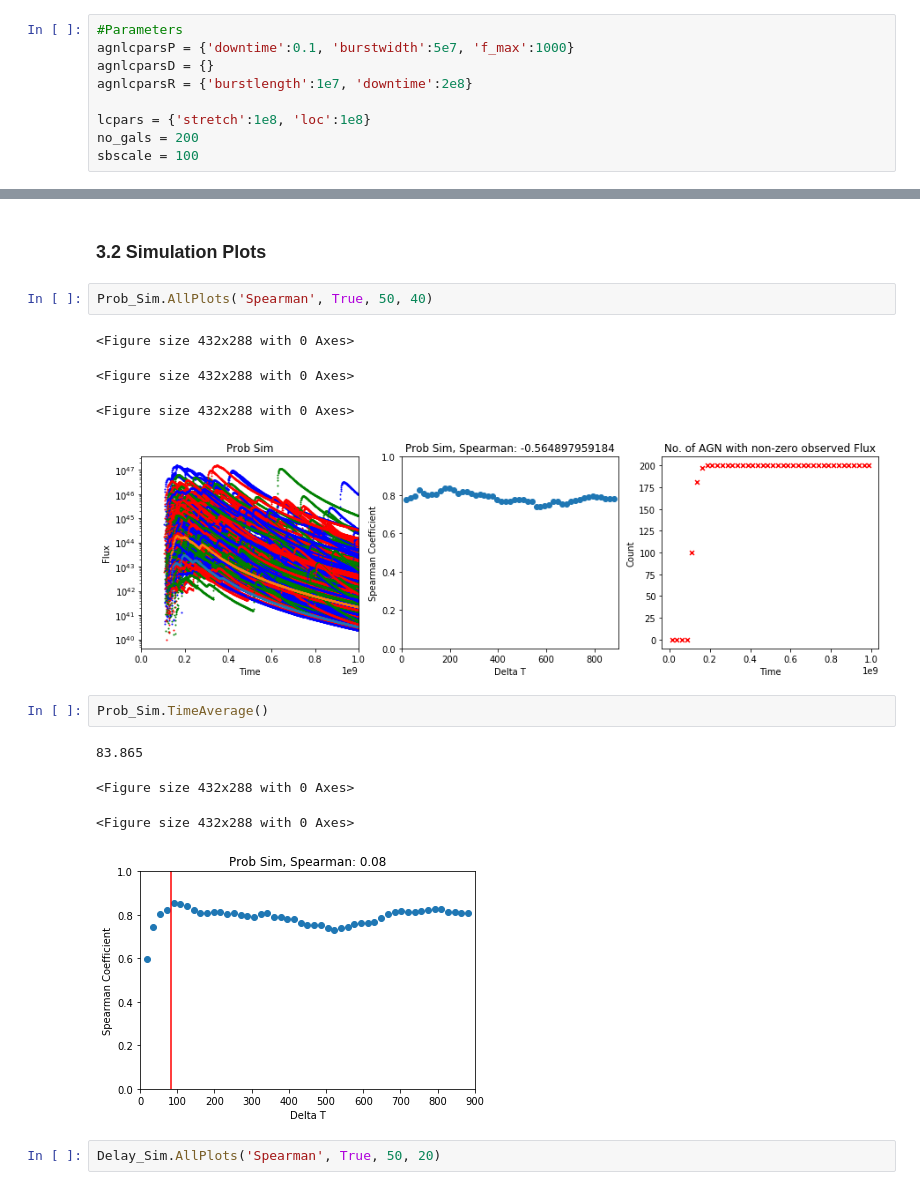
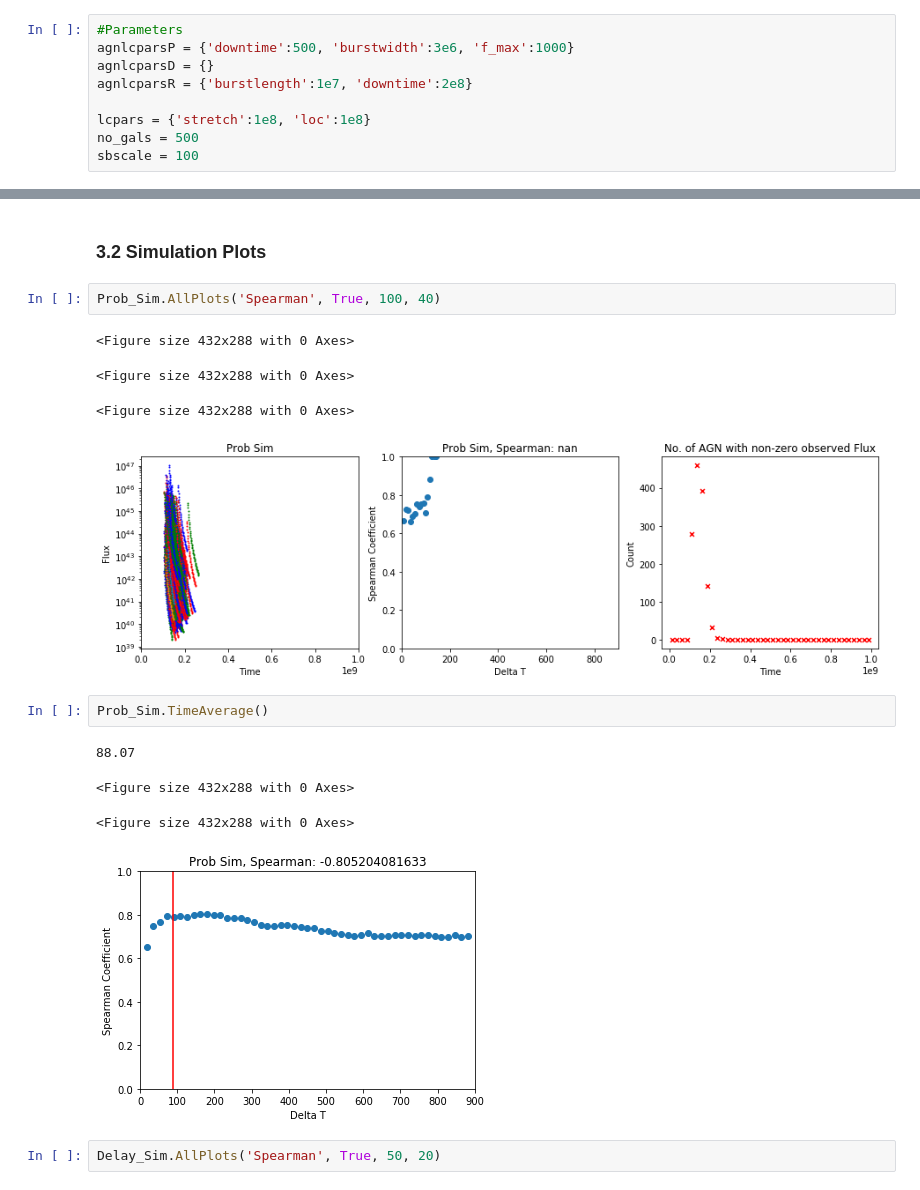
Before and after one commit to jr832jtr/MPhys-Project, a Jupyter notebook: MPhys.ipynb, the cells around one changed output, grey strips where cells are left out. Cells and saved outputs as stored; diff of their text form.

```diff
--- a/MPhys.ipynb
+++ b/MPhys.ipynb
@@ -68,12 +68,12 @@ scs.pearsonr(f, f3)
 ## 3. Simulating Populations of Galaxies with AGN Activity
 # %%
 #Parameters
-agnlcparsP = {'downtime':0.1, 'burstwidth':5e7, 'f_max':1000}
+agnlcparsP = {'downtime':500, 'burstwidth':3e6, 'f_max':1000}
 agnlcparsD = {}
 agnlcparsR = {'burstlength':1e7, 'downtime':2e8}
 
 lcpars = {'stretch':1e8, 'loc':1e8}
-no_gals = 200
+no_gals = 500
 sbscale = 100
 # %%
 Prob_Sim = MPhysClasses.AGNSFR('prob_lognorm', agnlcpars = agnlcparsP, lcpars = lcpars, no_gals = no_gals, sbscale = sbscale, name = 'Prob Sim')
@@ -115,19 +115,19 @@ Prob_Sim.msigma()
 # %% [markdown]
 ### 3.2 Simulation Plots
 # %%
-Prob_Sim.AllPlots('Spearman', True, 50, 40)
+Prob_Sim.AllPlots('Spearman', True, 100, 40)
 # %% [output]
 <Figure size 432x288 with 0 Axes>
 <Figure size 432x288 with 0 Axes>
 <Figure size 432x288 with 0 Axes>
-[figure, old version]
+[figure, new version]
 # %%
 Prob_Sim.TimeAverage()
 # %% [output]
-83.865
+88.07
 <Figure size 432x288 with 0 Axes>
 <Figure size 432x288 with 0 Axes>
-[figure, old version]
+[figure, new version]
 # %%
 Delay_Sim.AllPlots('Spearman', True, 50, 20)
 # %% [output]
```
Also changed, not shown: parts of 7 cells of this notebook.
